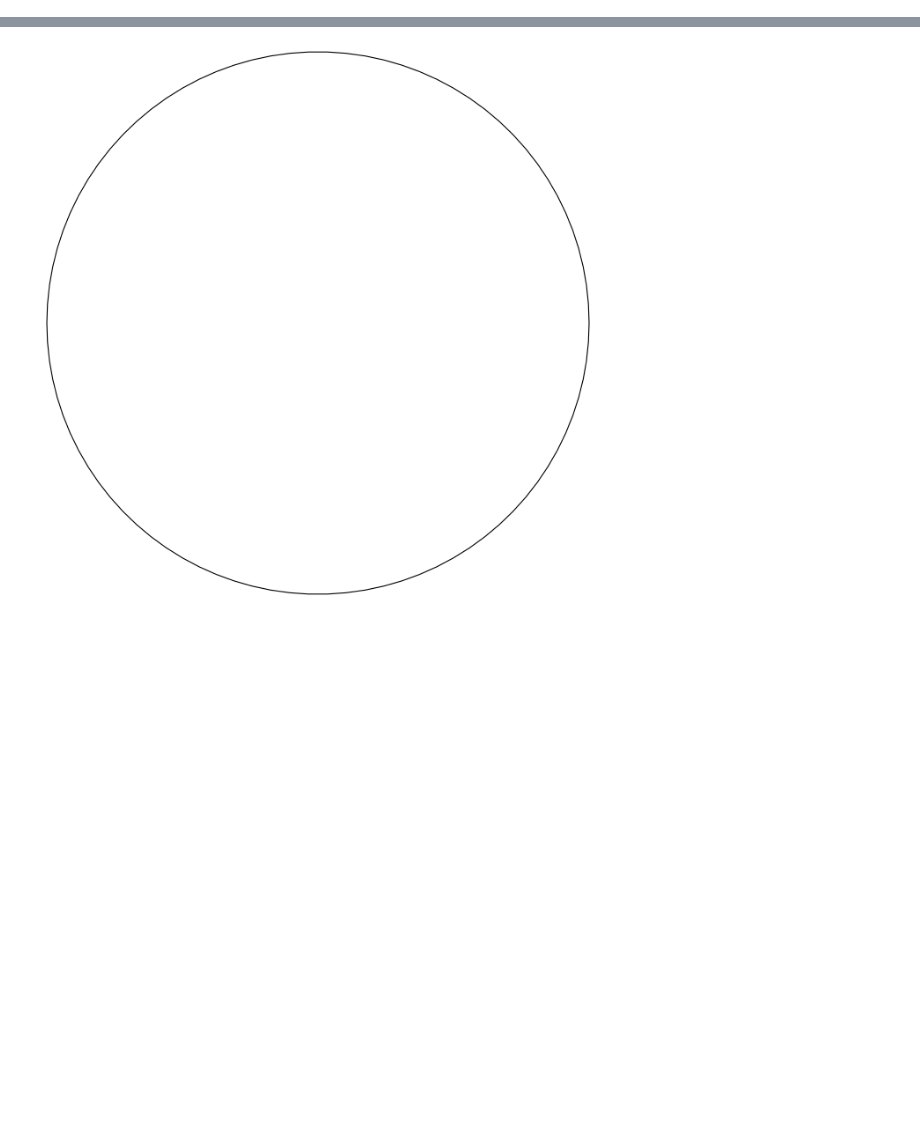
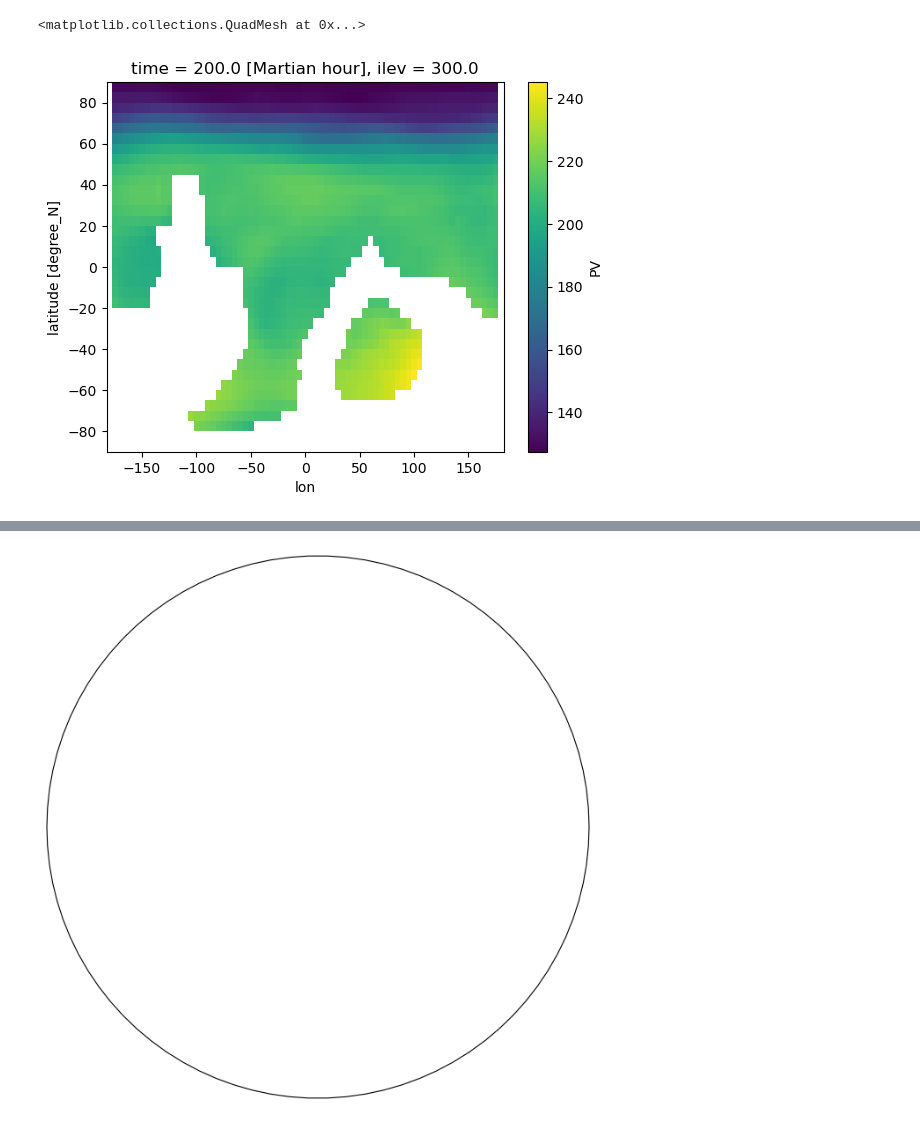
Before and after one commit to 12shughes/Reanalysis, a Jupyter notebook: Emars_analysis.ipynb, the cells around one changed output, grey strips where cells are left out. Drawn from its saved outputs; the diff is of its cells as text; code cells hidden in the pictures; blank space fills up the shorter version.

```diff
--- a/Emars_analysis.ipynb
+++ b/Emars_analysis.ipynb
@@ -32,3 +193,8 @@ Data variables:
     tmp      (time, ilev, lat, lon) float64 ...
     Ls       (lon, time) float32 ...
     MY       (lon, time) float32 ...
+# %%
+ds.PV[200, 2].plot()
+# %% [output]
+<matplotlib.collections.QuadMesh at 0x...>
+[figure, added]
```
Also changed, not shown: parts of 25 cells of this notebook, 4 other files.
